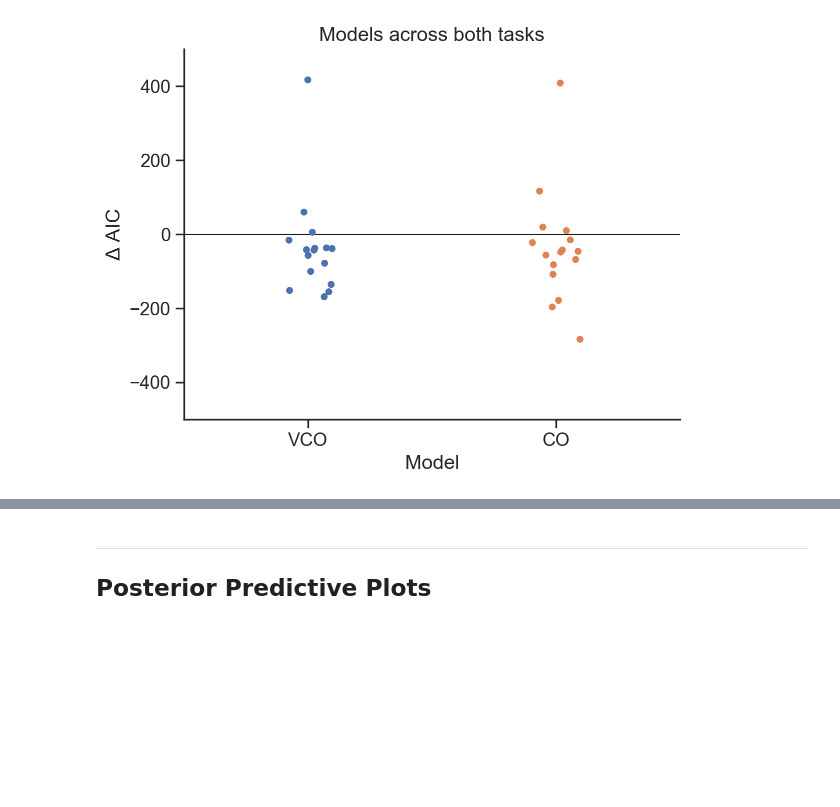
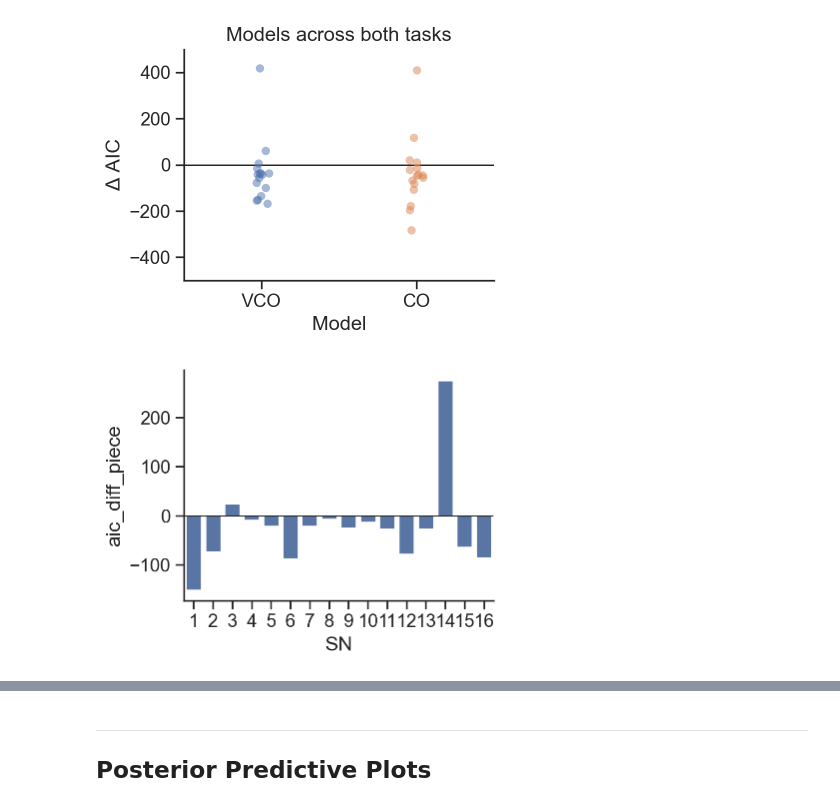
Before and after one commit to ccmlab-ubc/pertdetect-adapt, a Jupyter notebook: modeling/analyze-models.ipynb, the cells around one changed output, grey strips where cells are left out. Saved outputs shown, nothing was run; the diff lists cells and outputs as text; code cells hidden in the pictures; blank space fills up the shorter version.

```diff
--- a/modeling/analyze-models.ipynb
+++ b/modeling/analyze-models.ipynb
@@ -73,12 +73,23 @@ fits_unified.head()
 | 4 | 5 | vco | both | 1.369284 | 6382.387988 | 6402.522665 | [5.98983149, 0.36772393, 3.300870... | 5.989831 | 0.367724 | 3.300871 | 0.901210 | ... |
 # %%
 # Compare simultaneous fits vs separate across both tasks
-fig, ax = plt.subplots()
-sns.stripplot(data=fits_unified, x="model", y="aic_diff_piece", hue="model", ax=ax, order=["vco", "co"])
+fig, ax = plt.subplots(figsize=(4, 3))
+sns.stripplot(data=fits_unified, x="model", y="aic_diff_piece", size=6, alpha=0.5,
+              jitter=0.05, hue="model", ax=ax, order=["vco", "co"])
 ax.axhline(color="k", linewidth=1.0)
 ax.set(xlabel="Model", xticklabels=["VCO", "CO"], ylabel="$\Delta$ AIC", ylim=[-500, 500])
 ax.set_title("Models across both tasks")
 sns.despine()
 plt.show()
+
+# Compare simultaneous fits vs separate across both tasks
+fig, ax = plt.subplots(figsize=(4, 3))
+sns.barplot(data=fits_unified, x="SN", y="aic_diff_piece", ax=ax, ci=False)
+ax.axhline(color="k", linewidth=1.0)
+# ax.set(xlabel="Model", xticklabels=["VCO", "CO"], ylabel="$\Delta$ AIC", ylim=[-500, 500])
+# ax.set_title("Models across both tasks")
+sns.despine()
+plt.show()
 # %% [output]
-[figure, old version]
+[figure, new version]
+[figure, added]
```
Also changed, not shown: parts of 9 cells of this notebook, 4 other files.
